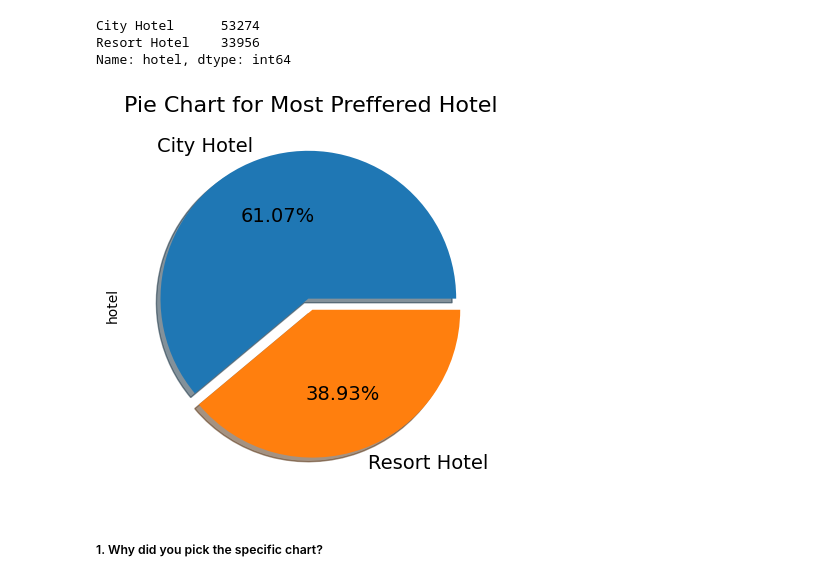
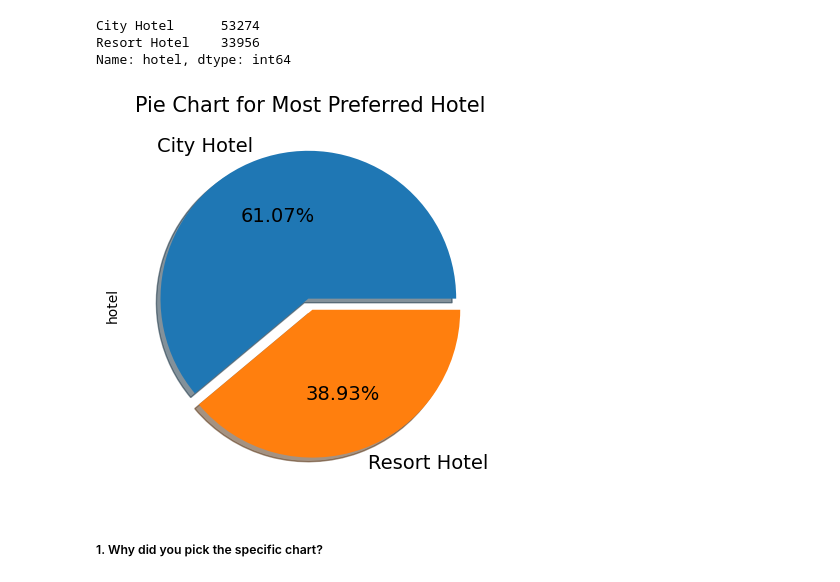
Before and after one commit to meenakshimalik433/Hotel-Booking-Analysis, a Jupyter notebook: Capstone_project_Hotel_Booking_Analysis.ipynb, the cells around one changed output. Saved outputs shown, nothing was run; the diff lists cells and outputs as text; code cells hidden in the pictures.

```diff
--- a/Capstone_project_Hotel_Booking_Analysis.ipynb
+++ b/Capstone_project_Hotel_Booking_Analysis.ipynb
@@ -436,6 +437,10 @@ new_hotel_df.drop(new_hotel_df[new_hotel_df['total_guests'] == 0].index, inplace
 # %%
 # convert datatypes of columns'children' and 'agent' from float to int
 new_hotel_df[['children']] = new_hotel_df[['children']].astype(int)
+# %%
+# Changing datatype of column 'reservation_status_date' to datetime
+new_hotel_df['reservation_status_date'] = pd.to_datetime(new_hotel_df['reservation_status_date'])
+format = '%y-%m-%d'
 # %%
 #Dataset after doing all manipulations
 new_hotel_df
@@ -490,10 +495,10 @@ Name: hotel, dtype: int64
 # %%
 # piechart is used for visualization
 hotel_value.plot.pie(autopct='%.2f%%',explode=[0.04, 0.04],shadow=True,fontsize=14)
-plt.title('Pie Chart for Most Preffered Hotel',fontsize = 16)
+plt.title('Pie Chart for Most Preferred Hotel',fontsize = 15)
 plt.show()
 # %% [output]
-[figure, old version]
+[figure, new version]
 # %% [markdown]
 ##### 1. Why did you pick the specific chart?
 # %% [markdown]
```
Also changed, not shown: parts of 45 cells of this notebook.
